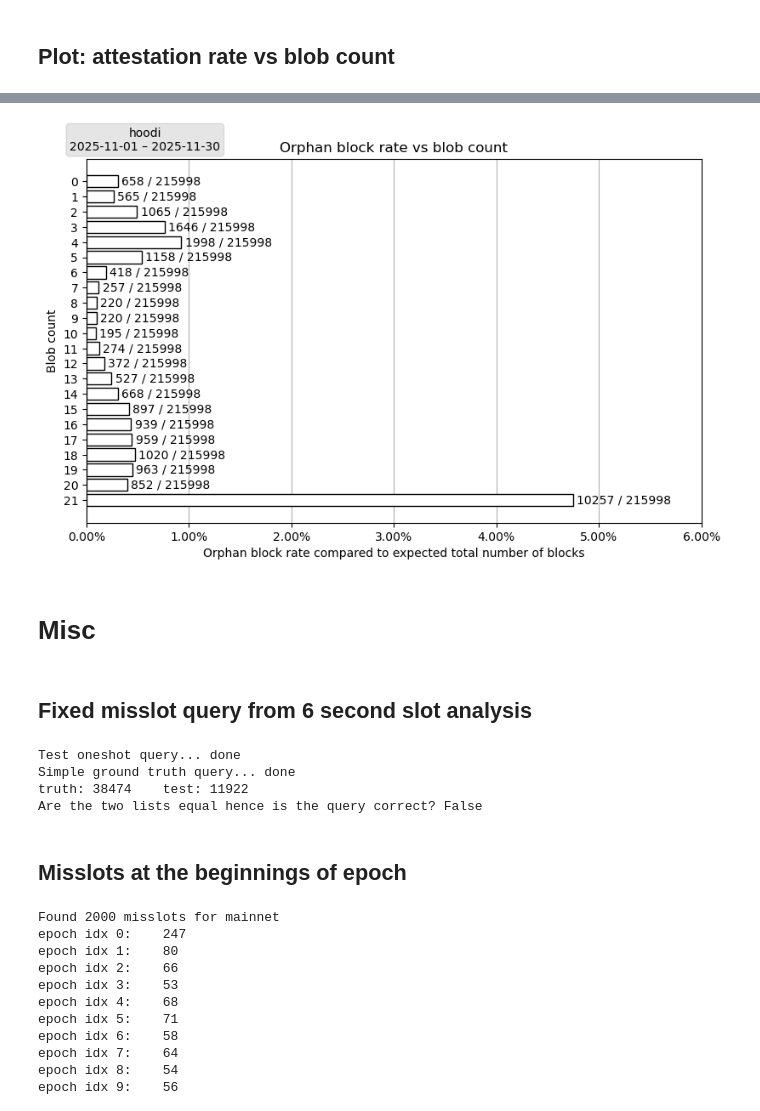
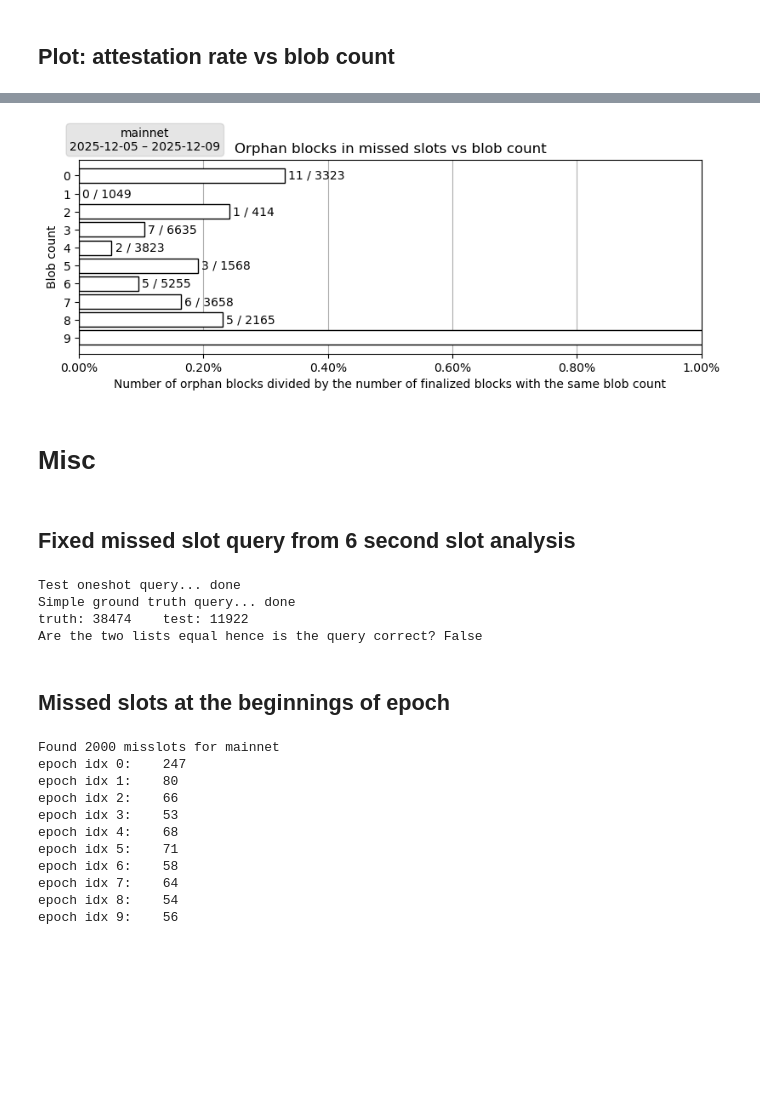
Before and after one commit to chainbound/blob-seeder-data, a Jupyter notebook: xatu_queries_plots.ipynb, the cells around one changed output, grey strips where cells are left out. Saved outputs shown, nothing was run; the diff lists cells and outputs as text; code cells hidden in the pictures; blank space fills up the shorter version.

```diff
--- a/xatu_queries_plots.ipynb
+++ b/xatu_queries_plots.ipynb
@@ -740,7 +632,7 @@ Saved figure in fig/blocks-networks.png
 ## Plot: block discovery latency vs blob count
 # %%
 # Filter early by network for speed
-network = 'hoodi'
+network = 'mainnet'
 if DEVNET5:
     network = 'fusaka-devnet-5'
 
@@ -765,6 +657,9 @@ df_blobs = None
 data = {}
 blobs_min = df['blob_count'].min()
 blobs_max = df['blob_count'].max()
+if DEVNET5:
+    # Filter out data above 32 blobs because too sparse
+    blobs_max = 32
 for i in range(blobs_min, blobs_max + 1):
     data[i] = df[ df['blob_count'] == i ]['block_latency'].reset_index(drop=True)
     data[i] = data[i].dropna()
@@ -772,12 +667,15 @@ for i in range(blobs_min, blobs_max + 1):
 df = None
 #print(data[10])
 
-figsize = (8, 3)
+figsize = (8, 2.5)
 xlim = 5*1000
 if blobs_max > 10:
+    figsize = (8, 3.5)
+if blobs_max > 20:
     figsize = (8, 5)
 if DEVNET5:
-    figsize = (8,15)
+    #figsize = (8,15)
+    figsize = (8, 7)
     xlim = 8*1000
 
 fig, ax = plt.subplots(1, 1, constrained_layout=True, figsize=figsize)
@@ -803,7 +701,7 @@ ytext = {
 addParametersBox(ytext[network])
 addExplainerBox(ytext[network])
 
-saveFig(f"blobs-{network}")
+saveFig(f"latency-{network}")
 plt.show()
 data = None
 # %% [output]
@@ -930,6 +845,6 @@ Saved figure in fig/attest-hoodi.png
 # %%
-network = 'hoodi' # mainnet, hoodi
-plottype = 'total' # total, proportional
+network = 'mainnet' # mainnet, hoodi
+plottype = 'proportional' # total, proportional
 
 # Find how many blocks should be in the timerange (including missing ones)
 df_blocks = pd.read_parquet(FILE_BLOCKS)
@@ -986,9 +901,9 @@ if network == 'mainnet':
         xlim = 0.01
 if network == 'hoodi':
     if plottype == 'total':
-        xlim = 0.06
+        xlim = 0.005
     if plottype == 'proportional':
-        xlim = 0.6
+        xlim = 0.05
 
 fig, ax = plt.subplots(1, 1, constrained_layout=True, figsize=figsize)
 addygrid(ax)
@@ -1017,12 +932,12 @@ ax.set_yticks(columns_order)
 ax.set_yticklabels(columns_order[::-1])
 
 if plottype == 'total':
-    ax.set_xlabel('Orphan block rate compared to expected total number of blocks')
+    ax.set_xlabel('Number of orphan blocks divided by total number of slots')
 if plottype == 'proportional':
-    ax.set_xlabel('Orphan block rate proportional to number of canonical blocks with same blob count')
+    ax.set_xlabel('Number of orphan blocks divided by the number of finalized blocks with the same blob count')
 
 ax.set_ylabel('Blob count')
-ax.set_title('Orphan block rate vs blob count')
+ax.set_title('Orphan blocks in missed slots vs blob count')
 
 # Add the parameters' box next to the title
 ytext = {
@@ -1057,8 +972,8 @@ Saved figure in fig/orphan-blobs-hoodi-total.png
-[figure, old version]
+[figure, new version]
 # %% [markdown]
 # Misc
 # %% [markdown]
-## Fixed misslot query from 6 second slot analysis
+## Fixed missed slot query from 6 second slot analysis
 # %%
 network = 'hoodi'
 
@@ -1202,7 +1117,7 @@ Simple ground truth query... done
 truth: 38474    test: 11922
 Are the two lists equal hence is the query correct? False
 # %% [markdown]
-## Misslots at the beginnings of epoch
+## Missed slots at the beginnings of epoch
 # %%
 ###
 ### Find the misslots for each network
```
Also changed, not shown: parts of 17 cells of this notebook.
